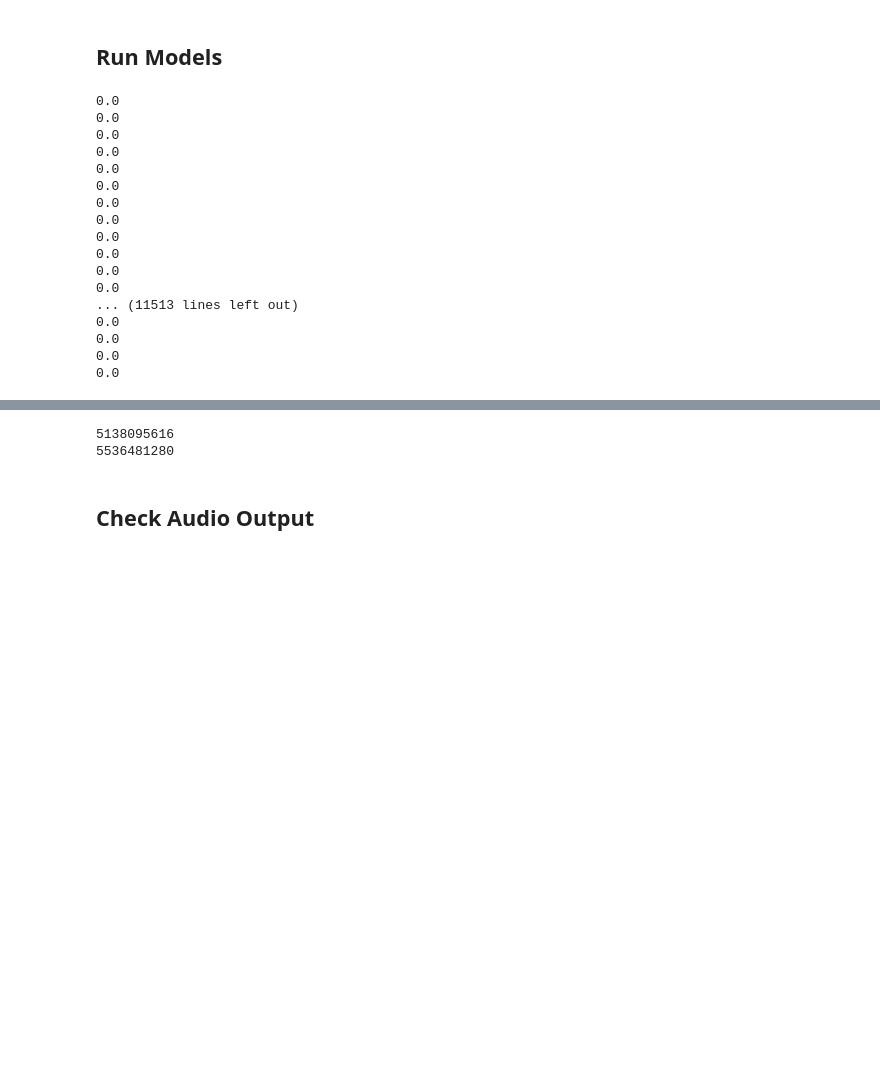
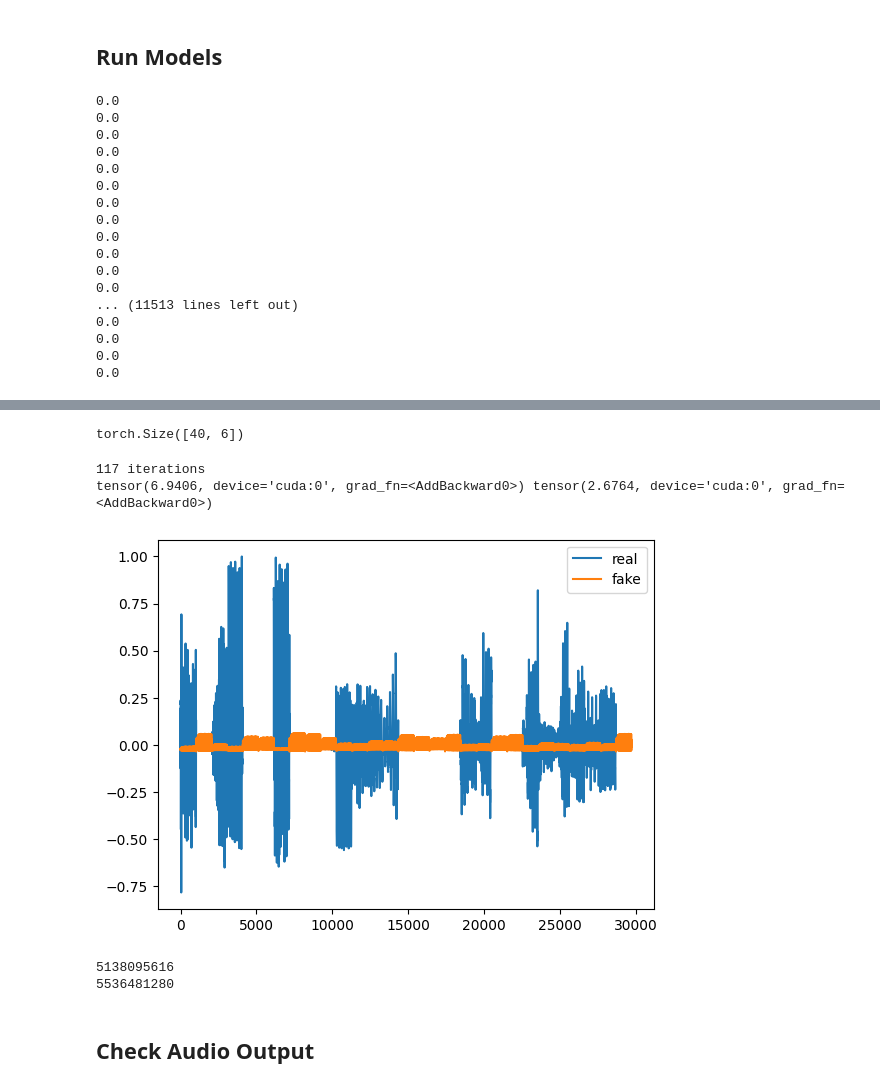
Before and after one commit to Retronomia/ML-Voice-Changer, a Jupyter notebook: audioproj.ipynb, the cells around one changed output, grey strips where cells are left out. Cells and saved outputs as stored; diff of their text form; code cells hidden in the pictures; blank space fills up the shorter version.

```diff
--- a/audioproj.ipynb
+++ b/audioproj.ipynb
@@ -42,9 +43,10 @@ class AudioDataset(torch.utils.data.Dataset):
     def __getitem__(self, index):
         label = self.input_data[index][0]
         audiochunk = self.input_data[index][1]
+        mfcc = self.input_data[index][2]
         if self.transform:
             audiochunk = self.transform(audiochunk)
-        return audiochunk,label
+        return audiochunk,mfcc,label
 # %%
 def make_chunks_torch(audio_segment, chunk_length):
     """
@@ -258,3 +224,78 @@ recon_error: 0.037561930716038
+# %%
+print(audio_data[0][2].shape)
+# %% [output]
+torch.Size([40, 6])
+# %%
+import custommodels as cm
+import melgan as mg
+
+model_g = mg.Generator(audio_data[0][2].shape[0]).to(device)
+model_d = mg.MultiScaleDiscriminator().to(device)
+
+optim_g = torch.optim.Adam(model_g.parameters(),lr=0.0001,betas=(0.5,.9))
+optim_d = torch.optim.Adam(model_d.parameters(),lr=0.0001,betas=(0.5,.9))
+
+model_g.train()
+model_d.train()
+
+i=0
+max_epochs = 100
+for epoch in range(max_epochs):
+    for real_audio,mfcc,labels in train_loader:
+        real_audio = real_audio.to(device)
+        mfcc = mfcc.to(device)
+        labels = labels.to(device)
+        optimizer.zero_grad()
+
+       # generator
+        optim_g.zero_grad()
+        fake_audio = model_g(mfcc)[:, :, :CHUNK]
+        disc_fake = model_d(fake_audio)
+        disc_real = model_d(real_audio)
+        loss_g = 0.0
+        for (feats_fake, score_fake), (feats_real, _) in zip(disc_fake, disc_real):
+            loss_g += torch.mean(torch.sum(torch.pow(score_fake - 1.0, 2), dim=[1, 2]))
+            for feat_f, feat_r in zip(feats_fake, feats_real):
+                loss_g += 20 * torch.mean(torch.abs(feat_f - feat_r))
+
+        loss_g.backward()
+        optim_g.step()
+
+        # discriminator
+        fake_audio = model_g(mfcc)[:, :, :CHUNK]
+        fake_audio = fake_audio.detach()
+        loss_d_sum = 0.0
+        for _ in range(1):
+            optim_d.zero_grad()
+            disc_fake = model_d(fake_audio)
+            #print(disc_fake)
+            #print(disc_fake[0][0][1].shape)
+            disc_real = model_d(real_audio)
+            loss_d = 0.0
+            for (_, score_fake), (_, score_real) in zip(disc_fake, disc_real):
+                loss_d += torch.mean(torch.sum(torch.pow(score_real - 1.0, 2), dim=[1, 2]))
+                loss_d += torch.mean(torch.sum(torch.pow(score_fake, 2), dim=[1, 2]))
+
+            loss_d.backward()
+            optim_d.step()
+            loss_d_sum += loss_d
+
+
+        i+=1
+    if epoch%10==0:
+        print('%d iterations' % (i+1))
+        print(loss_g,loss_d)
+        print()
+        flatreal = real_audio.detach().cpu().numpy().flatten()
+        fakereal = fake_audio.detach().cpu().numpy().flatten()
+        plt.plot(flatreal,label='real')
+        plt.plot(fakereal,label='fake')
+        plt.legend()
+        plt.show()
+# %% [output]
+117 iterations
+tensor(6.9406, device='cuda:0', grad_fn=<AddBackward0>) tensor(2.6764, device='cuda:0', grad_fn=<AddBackward0>)
+[figure, added]
 # %%
 print(torch.cuda.memory_allocated())
 print(torch.cuda.memory_cached())
```
Also changed, not shown: parts of 11 cells of this notebook, 2 other files.
